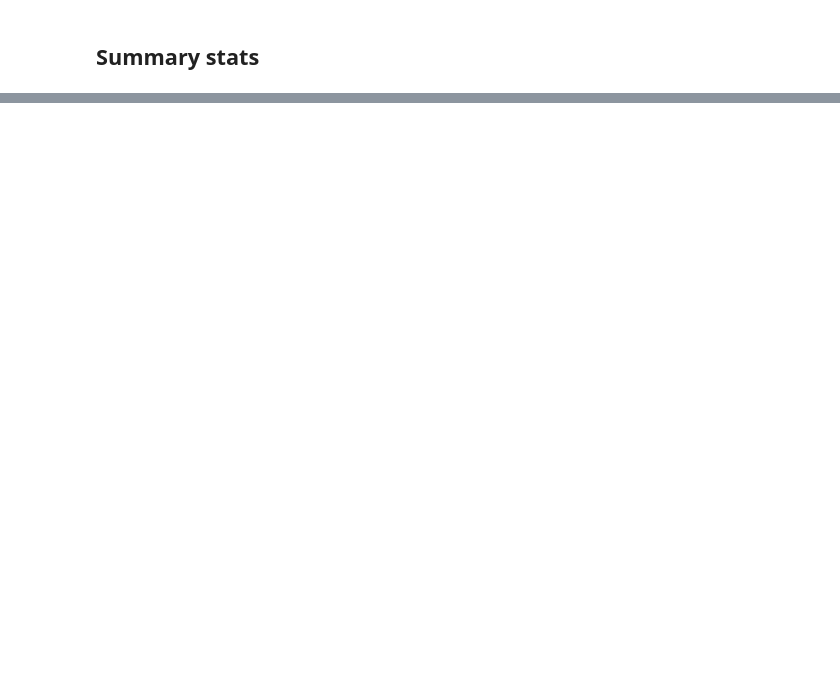
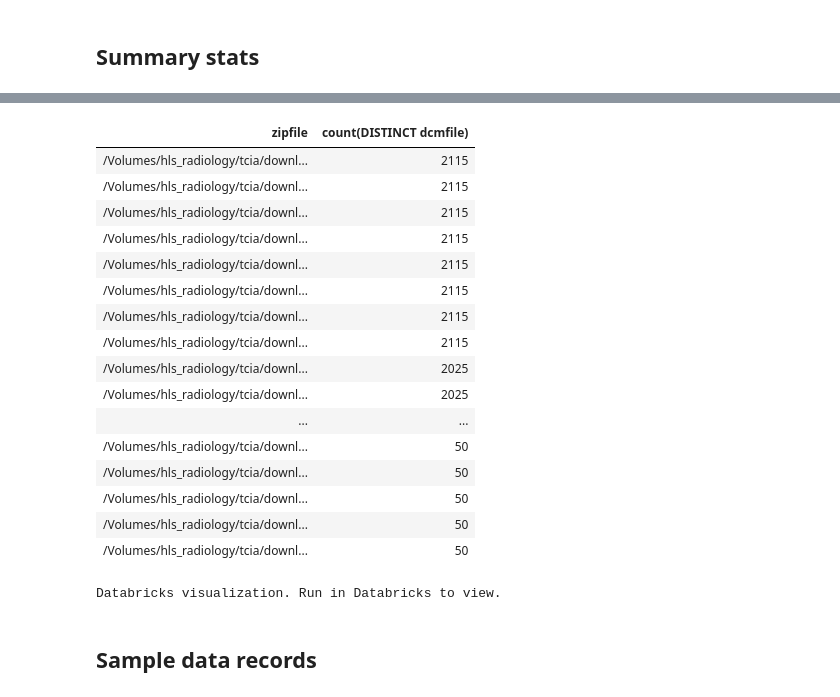
Before and after one commit to dmoore247/PythonDataSources, a Jupyter notebook: Python DataSources - Cracking Zip files.ipynb, the cells around one changed output, grey strips where cells are left out. Cells and saved outputs as stored; diff of their text form; code cells hidden in the pictures; blank space fills up the shorter version.

```diff
--- a/Python DataSources - Cracking Zip files.ipynb
+++ b/Python DataSources - Cracking Zip files.ipynb
@@ -109,3 +72,30 @@ from douglas_moore.pixels.zipdcm_test
+# %%
+%sql
+select zipfile,count(distinct dcmfile)
+from douglas_moore.pixels.zipdcm_test
+group by zipfile
+order by 2 desc
+# %% [output]
+| zipfile | count(DISTINCT dcmfile) |
+| /Volumes/hls_radiology/tcia/downl... | 2115 |
+| /Volumes/hls_radiology/tcia/downl... | 2115 |
+| /Volumes/hls_radiology/tcia/downl... | 2115 |
+| /Volumes/hls_radiology/tcia/downl... | 2115 |
+| /Volumes/hls_radiology/tcia/downl... | 2115 |
+| /Volumes/hls_radiology/tcia/downl... | 2115 |
+| /Volumes/hls_radiology/tcia/downl... | 2115 |
+| /Volumes/hls_radiology/tcia/downl... | 2115 |
+| /Volumes/hls_radiology/tcia/downl... | 2025 |
+| /Volumes/hls_radiology/tcia/downl... | 2025 |
+| ... | ... |
+| /Volumes/hls_radiology/tcia/downl... | 50 |
+| /Volumes/hls_radiology/tcia/downl... | 50 |
+| /Volumes/hls_radiology/tcia/downl... | 50 |
+| /Volumes/hls_radiology/tcia/downl... | 50 |
+| /Volumes/hls_radiology/tcia/downl... | 50 |
+Databricks visualization. Run in Databricks to view.
+# %% [markdown]
+## Sample data records
 # %%
 %sql
 select *
```
Also changed, not shown: parts of 6 cells of this notebook, 1 other file.
